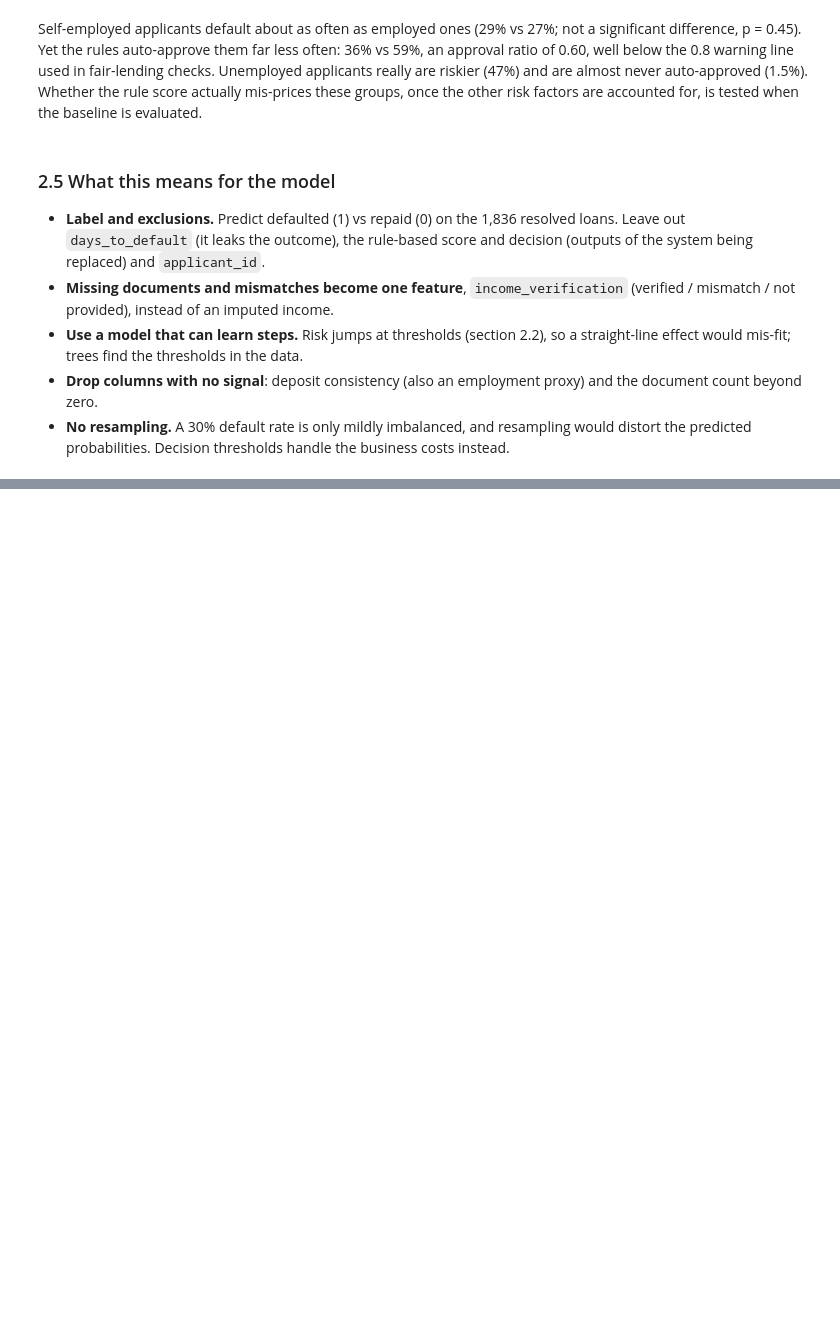
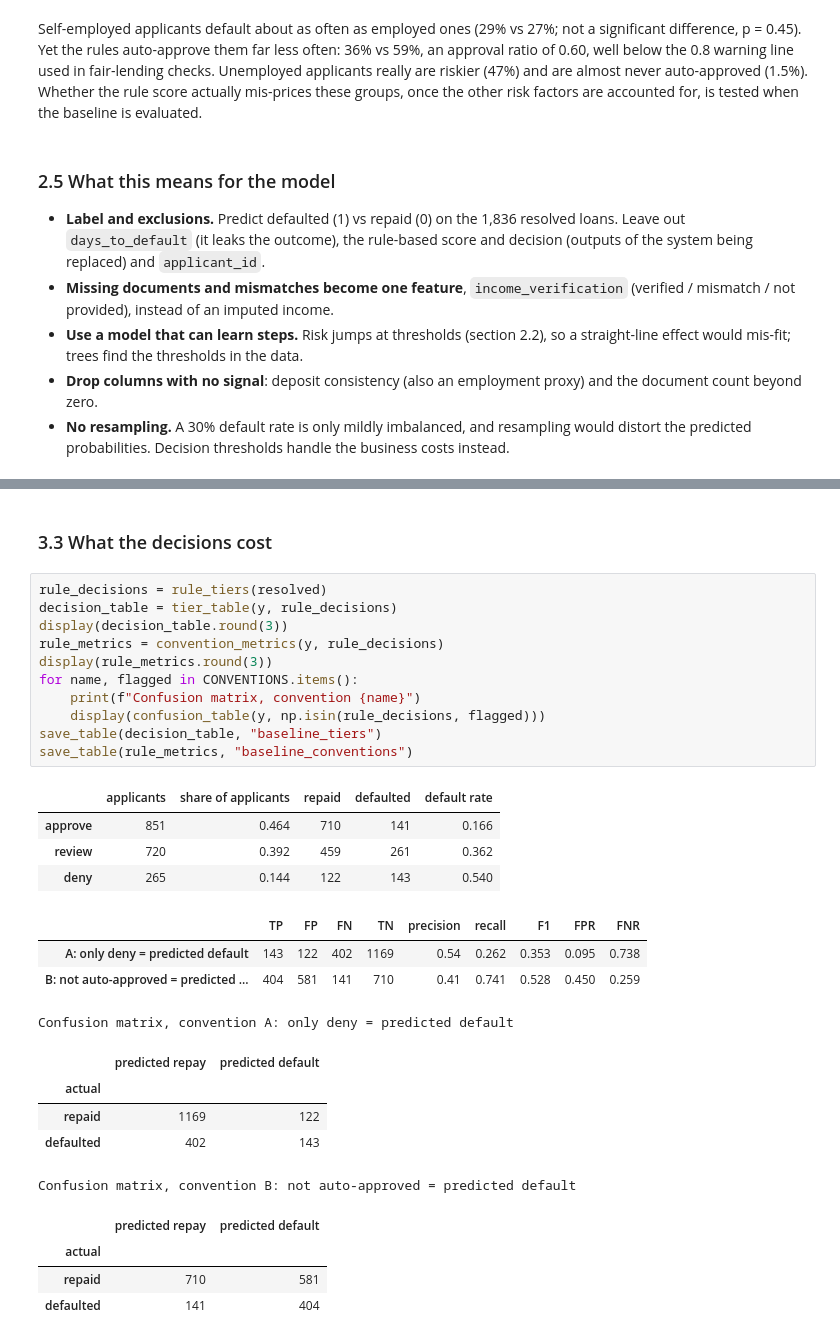
Before and after one commit to smparc/loan-default-model-matthew-park, a Jupyter notebook: analysis.ipynb, the cells around one changed output, grey strips where cells are left out. Drawn from its saved outputs; the diff is of its cells as text; blank space fills up the shorter version.

```diff
--- a/analysis.ipynb
+++ b/analysis.ipynb
@@ -444,0 +533,31 @@ baseline is evaluated.
+# %% [markdown]
+### 3.3 What the decisions cost
+# %%
+rule_decisions = rule_tiers(resolved)
+decision_table = tier_table(y, rule_decisions)
+display(decision_table.round(3))
+rule_metrics = convention_metrics(y, rule_decisions)
+display(rule_metrics.round(3))
+for name, flagged in CONVENTIONS.items():
+    print(f"Confusion matrix, convention {name}")
+    display(confusion_table(y, np.isin(rule_decisions, flagged)))
+save_table(decision_table, "baseline_tiers")
+save_table(rule_metrics, "baseline_conventions")
+# %% [output]
+|  | applicants | share of applicants | repaid | defaulted | default rate |
+| approve | 851 | 0.464 | 710 | 141 | 0.166 |
+| review | 720 | 0.392 | 459 | 261 | 0.362 |
+| deny | 265 | 0.144 | 122 | 143 | 0.540 |
+|  | TP | FP | FN | TN | precision | recall | F1 | FPR | FNR |
+| A: only deny = predicted default | 143 | 122 | 402 | 1169 | 0.54 | 0.262 | 0.353 | 0.095 | 0.738 |
+| B: not auto-approved = predicted ... | 404 | 581 | 141 | 710 | 0.41 | 0.741 | 0.528 | 0.450 | 0.259 |
+Confusion matrix, convention A: only deny = predicted default
+|  | predicted repay | predicted default |
+| actual |  |  |
+| repaid | 1169 | 122 |
+| defaulted | 402 | 143 |
+Confusion matrix, convention B: not auto-approved = predicted default
+|  | predicted repay | predicted default |
+| actual |  |  |
+| repaid | 710 | 581 |
+| defaulted | 141 | 404 |
```
Also changed, not shown: parts of 16 cells of this notebook, 14 other files.
